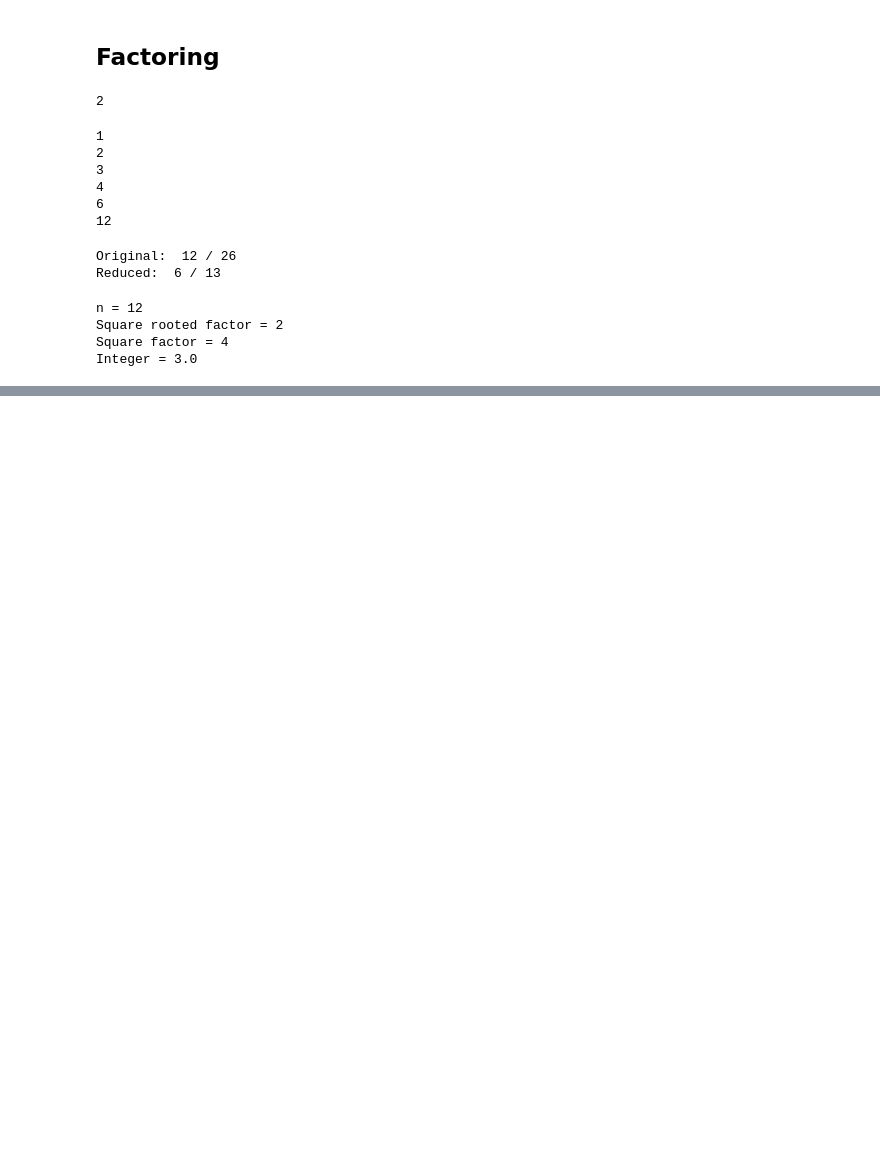
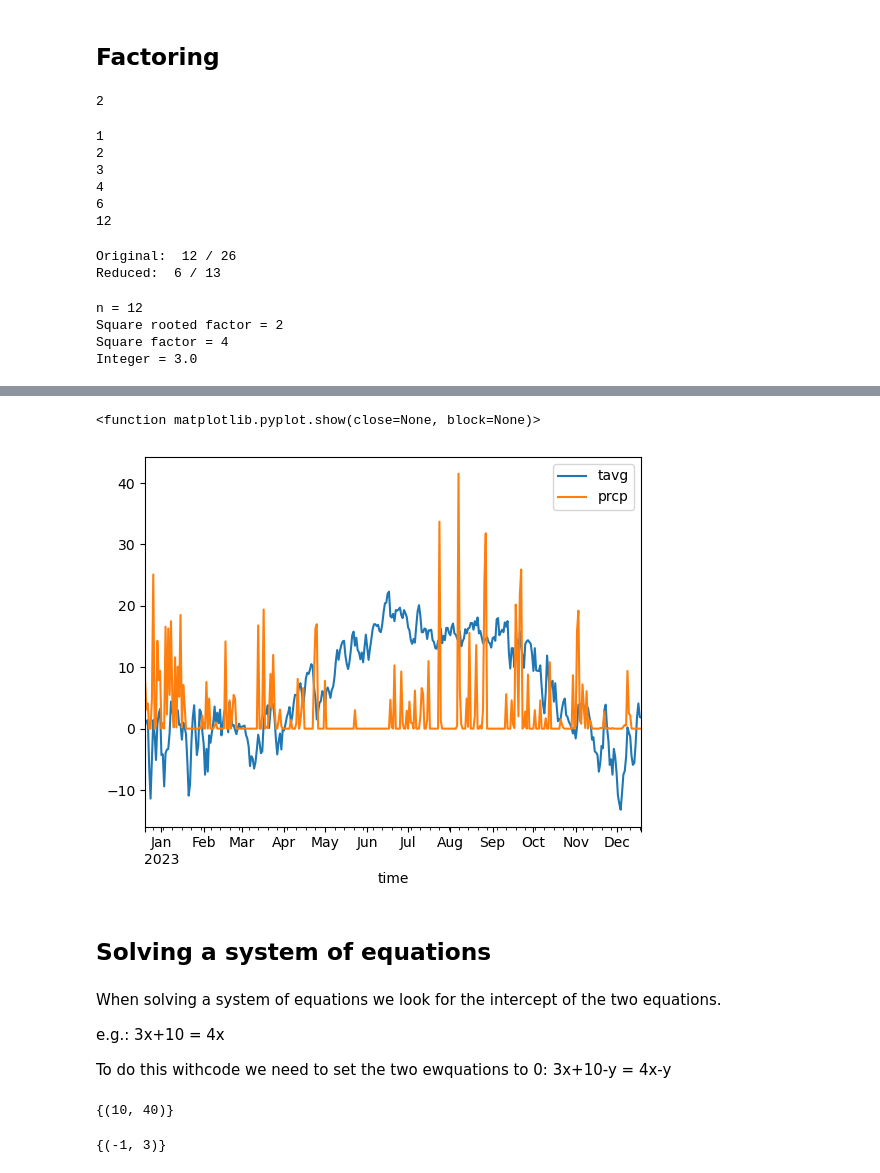
Before and after one commit to jonaspau/jupyter_tutorial, a Jupyter notebook: introductionToCollegeAlgebra.ipynb, the cells around one changed output, grey strips where cells are left out. Drawn from its saved outputs; the diff is of its cells as text; code cells hidden in the pictures; blank space fills up the shorter version.

```diff
--- a/introductionToCollegeAlgebra.ipynb
+++ b/introductionToCollegeAlgebra.ipynb
@@ -487,0 +636,28 @@ Integer = 3.0
+# %%
+# Getting time series data from a web api
+from datetime import datetime, timedelta
+import matplotlib.pyplot as plt
+from meteostat import Point, Daily
+
+# Documentation
+# https://dev.meteostat.net/python/daily.html#data-structure
+
+#set time period
+start = datetime.now() - timedelta(days=365)
+end = datetime.now()
+
+print(start)
+print(end)
+
+# set location
+ski = Point(59.7195,10.8358) # https://meteostat.net/en/place/no/ski?s=01463&t=2023-12-05/2023-12-12
+location = ski
+
+# get daily data for the location
+data = Daily(location, start, end)
+data = data.fetch()
+
+# Plot the data
+data.plot(y = ["tavg", "prcp"])
+plt.show
+# %% [output]
@@ -487,0 +666,33 @@ Integer = 3.0
+<function matplotlib.pyplot.show(close=None, block=None)>
+[figure, added]
+# %% [markdown]
+## Solving a system of equations
+# %% [markdown]
+When solving a system of equations we look for the intercept of the two equations.
+
+e.g.: 3x+10 = 4x
+
+To do this withcode we need to set the two ewquations to 0:
+3x+10-y = 4x-y
+# %%
+from sympy import *
+x, y = symbols("x y")
+
+# Equations set equal to zero:
+eq1 = 3 * x + 10 - y
+eq2 = 4 * x - y
+
+print(linsolve([eq1, eq2], (x, y)))
+# %% [output]
+{(10, 40)}
+# %%
+from sympy import *
+x, y = symbols("x y")
+
+# Equations set equal to zero:
+eq1 = 2 * x + y - 1
+eq2 = x - 2 * y + 7
+
+print(linsolve([eq1, eq2], (x, y)))
+# %% [output]
+{(-1, 3)}
```
Also changed, not shown: parts of 7 cells of this notebook, 2 other files.
